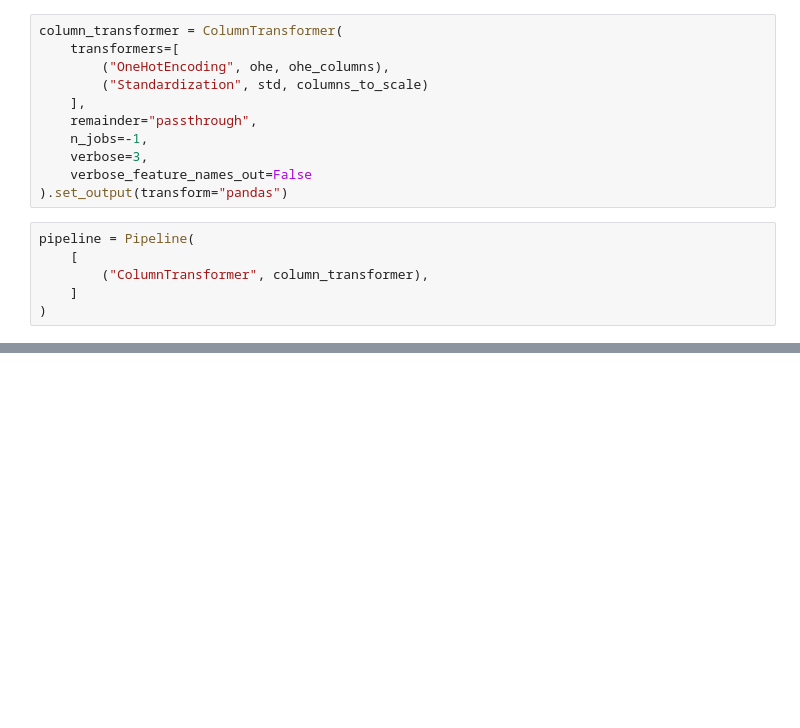
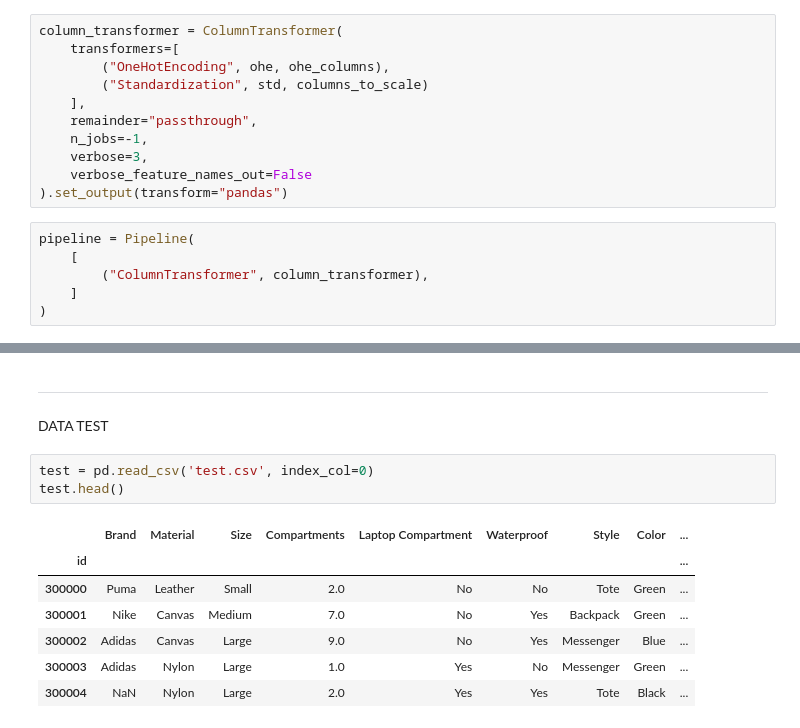
Before and after one commit to bparent11/kaggle-S5E2, a Jupyter notebook: model.ipynb, the cells around one changed output, grey strips where cells are left out. Cells and saved outputs as stored; diff of their text form; blank space fills up the shorter version.

```diff
--- a/model.ipynb
+++ b/model.ipynb
@@ -121,0 +161,15 @@ pipeline.fit_transform(data)
+# %% [markdown]
+---
+# %% [markdown]
+DATA TEST
+# %%
+test = pd.read_csv('test.csv', index_col=0)
+test.head()
+# %% [output]
+|  | Brand | Material | Size | Compartments | Laptop Compartment | Waterproof | Style | Color | ... |
+| id |  |  |  |  |  |  |  |  | ... |
+| 300000 | Puma | Leather | Small | 2.0 | No | No | Tote | Green | ... |
+| 300001 | Nike | Canvas | Medium | 7.0 | No | Yes | Backpack | Green | ... |
+| 300002 | Adidas | Canvas | Large | 9.0 | No | Yes | Messenger | Blue | ... |
+| 300003 | Adidas | Nylon | Large | 1.0 | Yes | No | Messenger | Green | ... |
+| 300004 | NaN | Nylon | Large | 2.0 | Yes | Yes | Tote | Black | ... |
```
Also changed, not shown: parts of 21 cells of this notebook, 1 other file.
